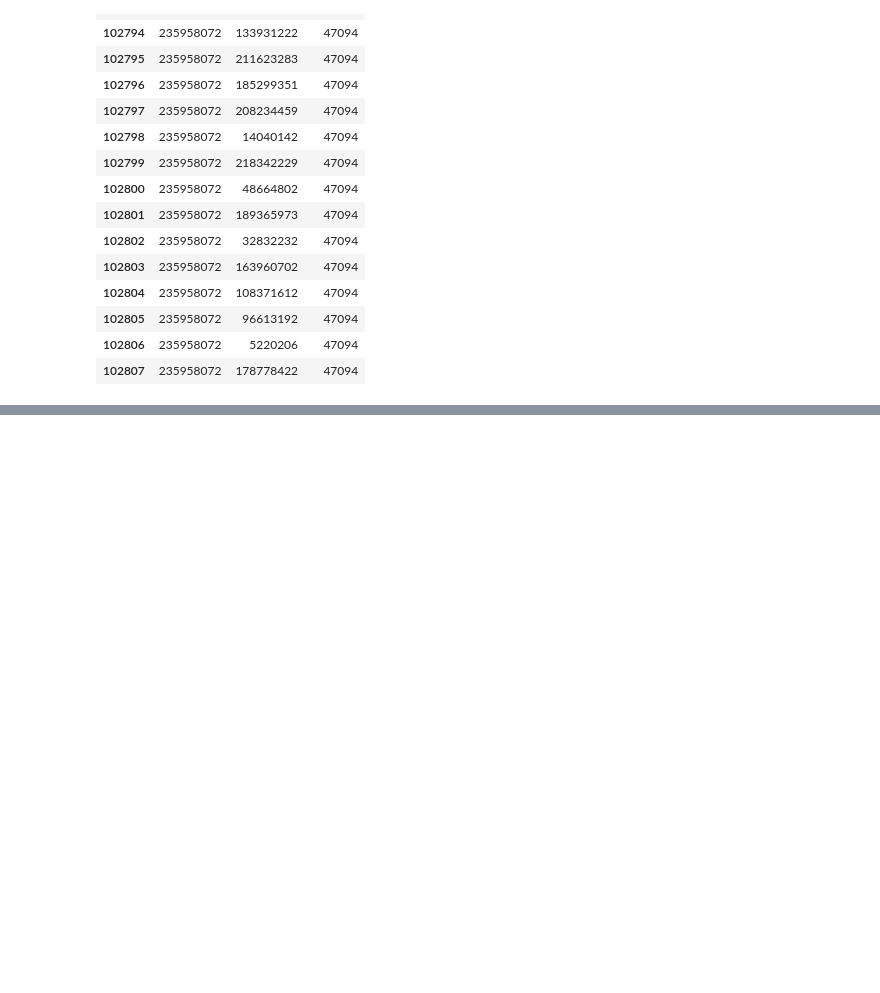
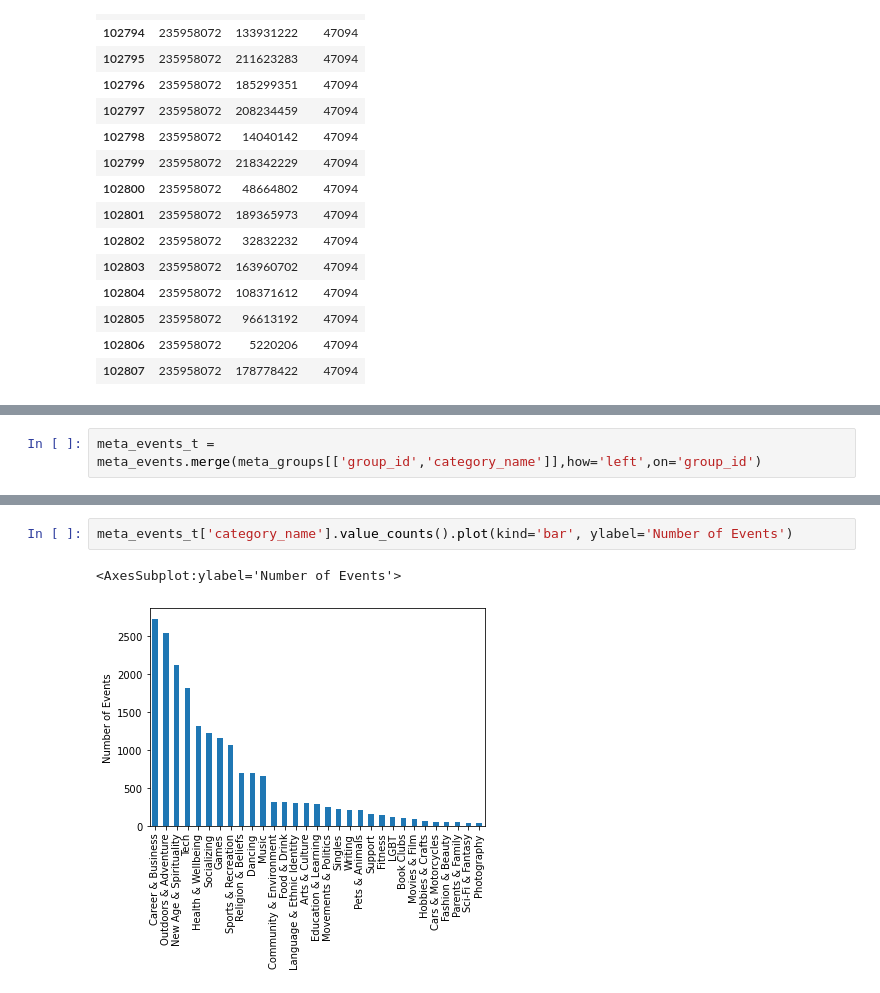
Before and after one commit to jamesreno2/python_project_eda, a Jupyter notebook: Python_project_eda.ipynb, the cells around one changed output, grey strips where cells are left out. Cells and saved outputs as stored; diff of their text form; blank space fills up the shorter version.

```diff
--- a/Python_project_eda.ipynb
+++ b/Python_project_eda.ipynb
@@ -379,0 +383,2 @@ dtype: object
+# %%
+meta_events_t = meta_events.merge(meta_groups[['group_id','category_name']],how='left',on='group_id')
@@ -379,0 +416,5 @@ dtype: object
+# %%
+meta_events_t['category_name'].value_counts().plot(kind='bar', ylabel='Number of Events')
+# %% [output]
+<AxesSubplot:ylabel='Number of Events'>
+[figure, added]
```
Also changed, not shown: parts of 18 cells of this notebook.
